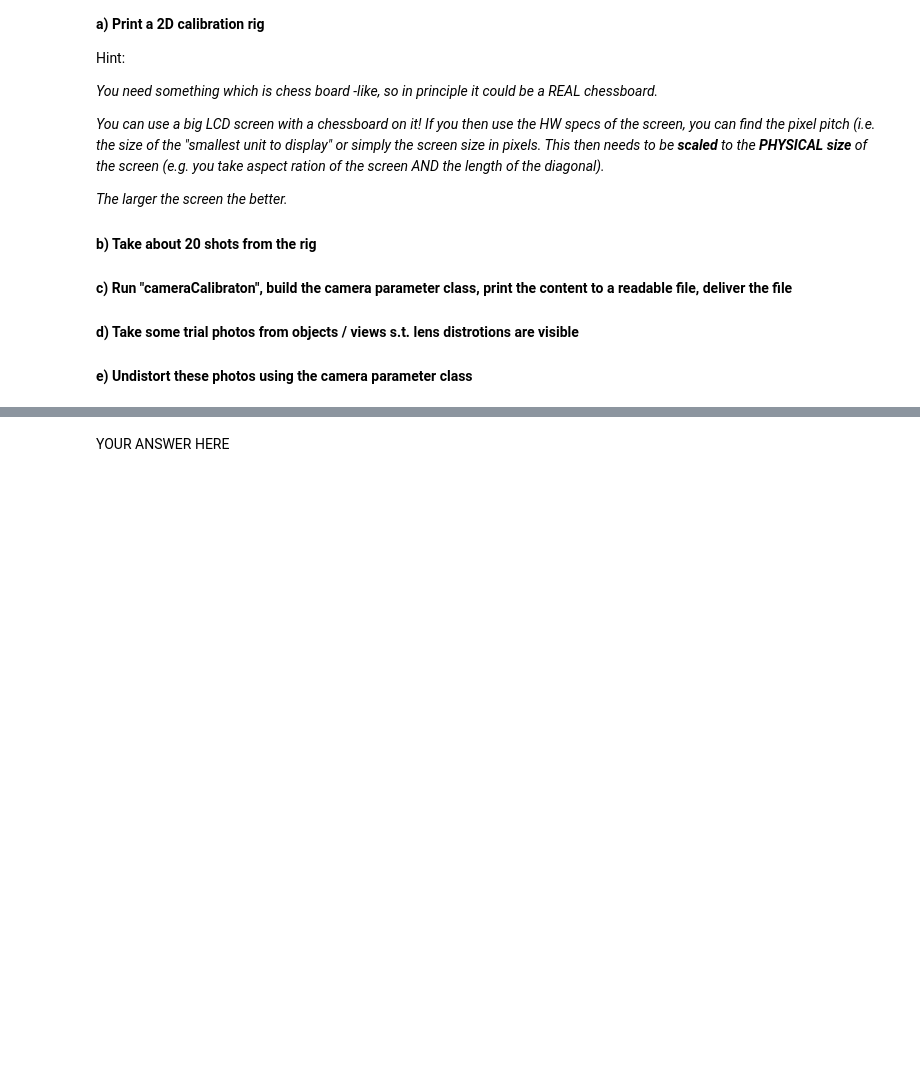
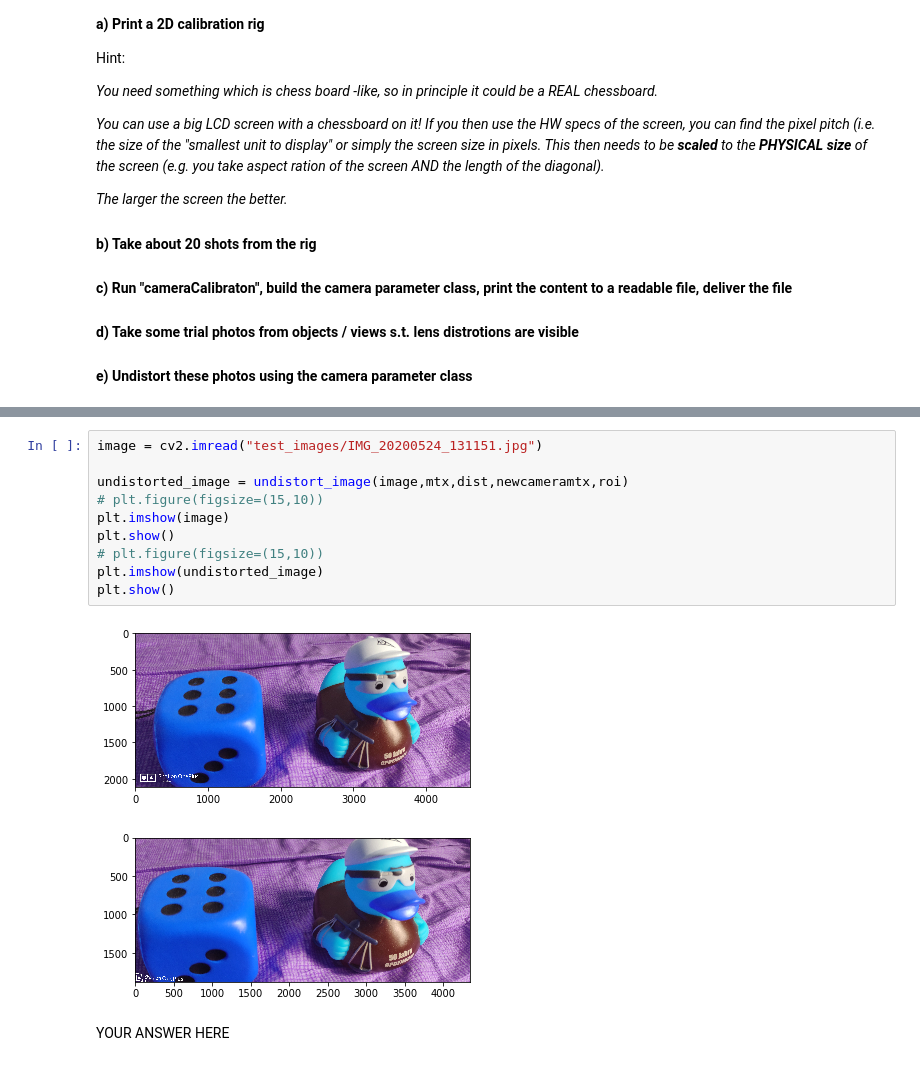
Before and after one commit to DeepanChakravarthiPadmanabhan/Robot-Perception, a Jupyter notebook: HW07/Cameras.ipynb, the cells around one changed output, grey strips where cells are left out. Drawn from its saved outputs; the diff is of its cells as text; blank space fills up the shorter version.

```diff
--- a/HW07/Cameras.ipynb
+++ b/HW07/Cameras.ipynb
@@ -301,2 +378,15 @@ raise NotImplementedError()
+# %%
+image = cv2.imread("test_images/IMG_20200524_131151.jpg")
+
+undistorted_image = undistort_image(image,mtx,dist,newcameramtx,roi)
+# plt.figure(figsize=(15,10))
+plt.imshow(image)
+plt.show()
+# plt.figure(figsize=(15,10))
+plt.imshow(undistorted_image)
+plt.show()
+# %% [output]
+[figure, added]
+[figure, added]
 # %% [markdown]
 YOUR ANSWER HERE
```
Also changed, not shown: parts of 4 cells of this notebook, 50 other files.
